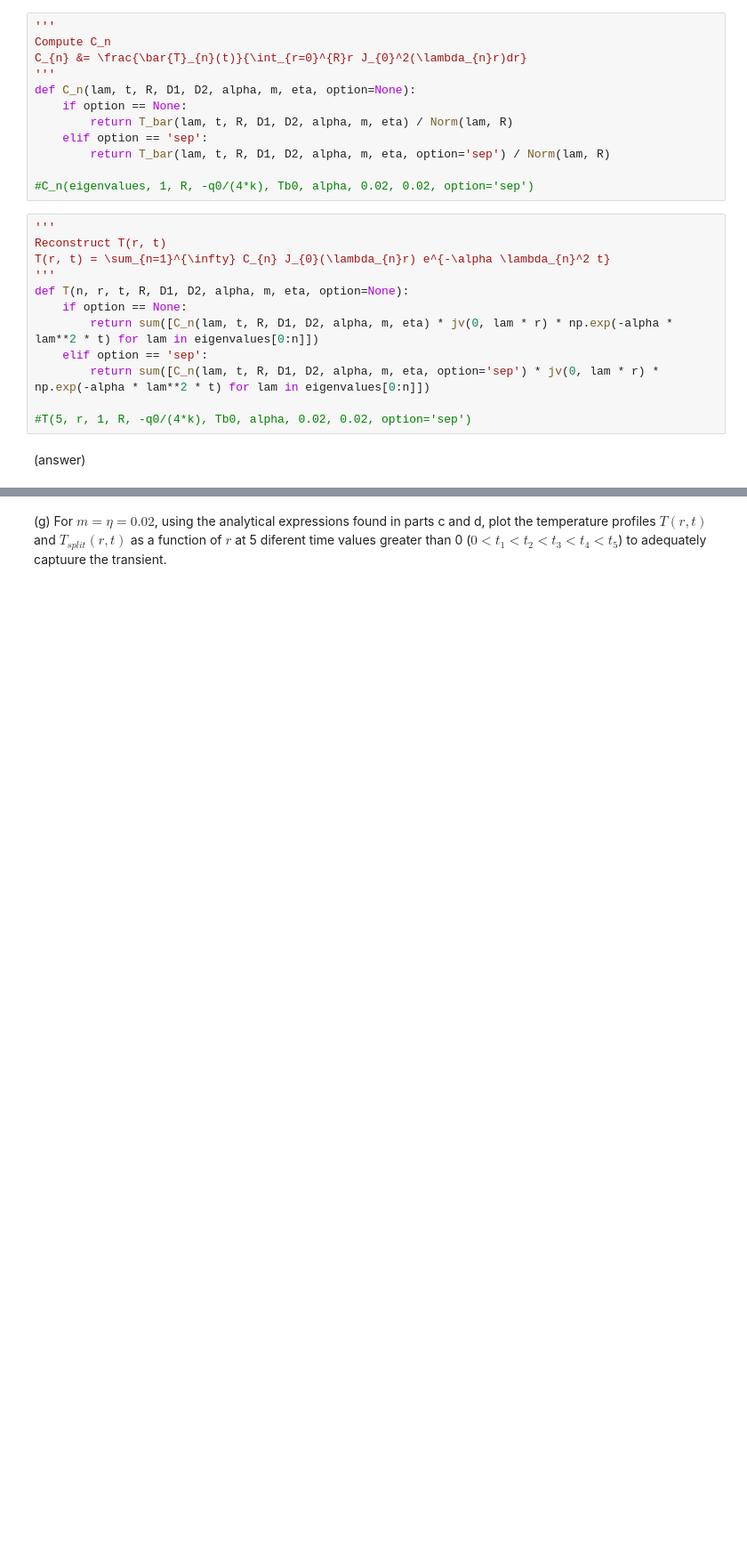
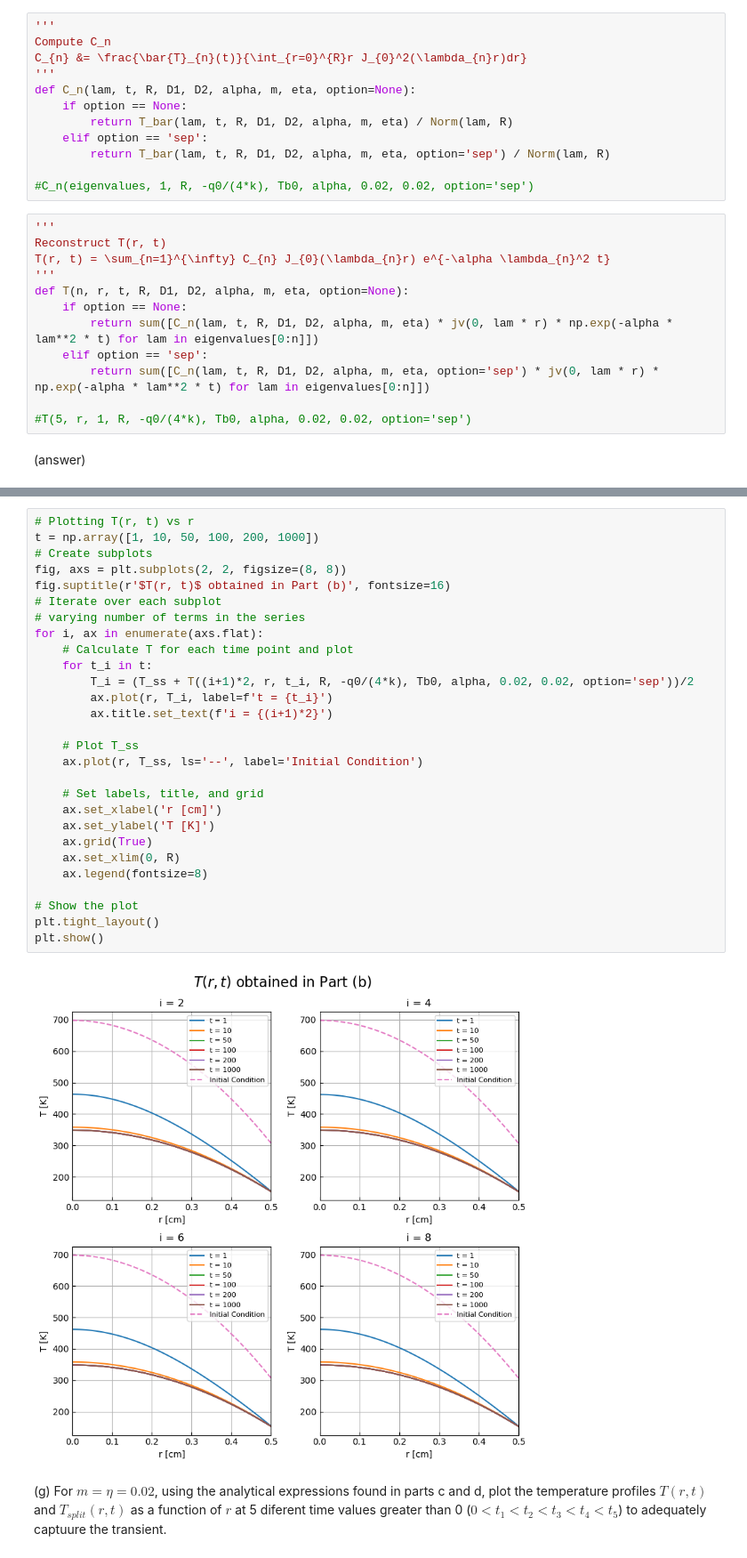
Before and after one commit to kkazuma19/HW501, a Jupyter notebook: CP2.ipynb, the cells around one changed output, grey strips where cells are left out. Shown at 89% size. Drawn from its saved outputs; the diff is of its cells as text; blank space fills up the shorter version.

```diff
--- a/CP2.ipynb
+++ b/CP2.ipynb
@@ -640,2 +642,32 @@ plt.show()
+# %%
+# Plotting T(r, t) vs r
+t = np.array([1, 10, 50, 100, 200, 1000])
+# Create subplots
+fig, axs = plt.subplots(2, 2, figsize=(8, 8))
+fig.suptitle(r'$T(r, t)$ obtained in Part (b)', fontsize=16)
+# Iterate over each subplot
+# varying number of terms in the series
+for i, ax in enumerate(axs.flat):
+    # Calculate T for each time point and plot
+    for t_i in t:
+        T_i = (T_ss + T((i+1)*2, r, t_i, R, -q0/(4*k), Tb0, alpha, 0.02, 0.02, option='sep'))/2
+        ax.plot(r, T_i, label=f't = {t_i}')
+        ax.title.set_text(f'i = {(i+1)*2}')
+
+    # Plot T_ss
+    ax.plot(r, T_ss, ls='--', label='Initial Condition')
+
+    # Set labels, title, and grid
+    ax.set_xlabel('r [cm]')
+    ax.set_ylabel('T [K]')
+    ax.grid(True)
+    ax.set_xlim(0, R)
+    ax.legend(fontsize=8)
+
+# Show the plot
+plt.tight_layout()
+plt.show()
+# %% [output]
+[figure, added]
 # %% [markdown]
 (g) For $m=\eta=0.02$, using the analytical expressions found in parts c and d, plot the temperature profiles $T(r,t)$ and $T_{split}(r,t)$ as a function of $r$ at 5 diferent time values greater than 0 ($0 < t_1 < t_2 < t_3 < t_4 < t_5$) to adequately captuure the transient.
```
Also changed, not shown: parts of 5 cells of this notebook.
